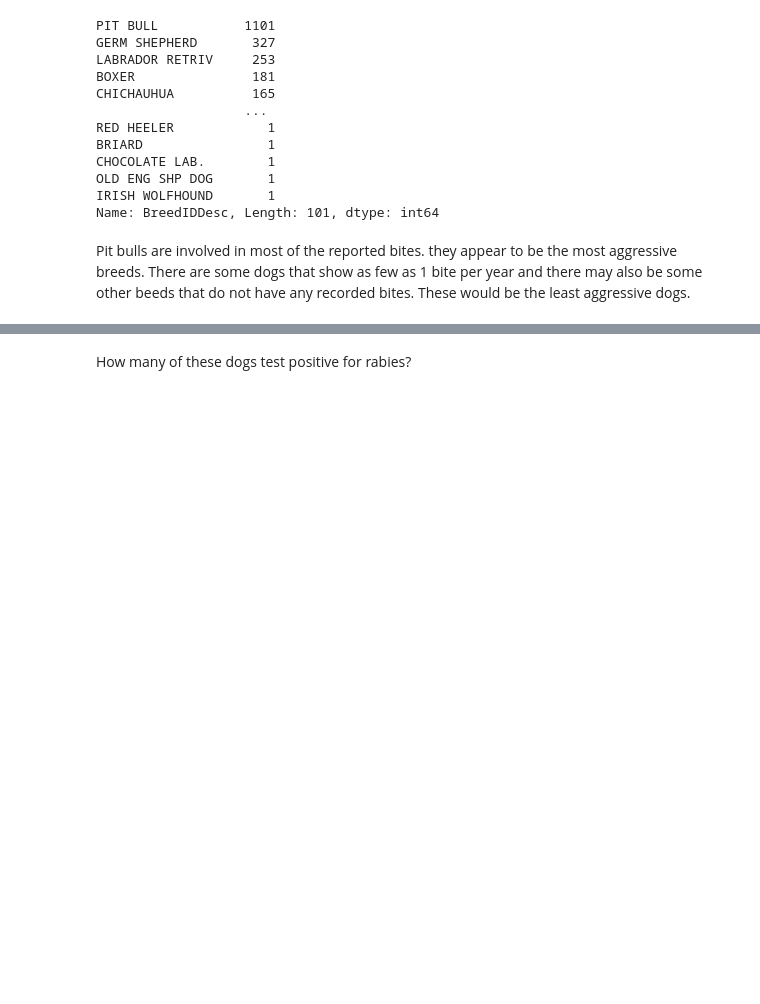
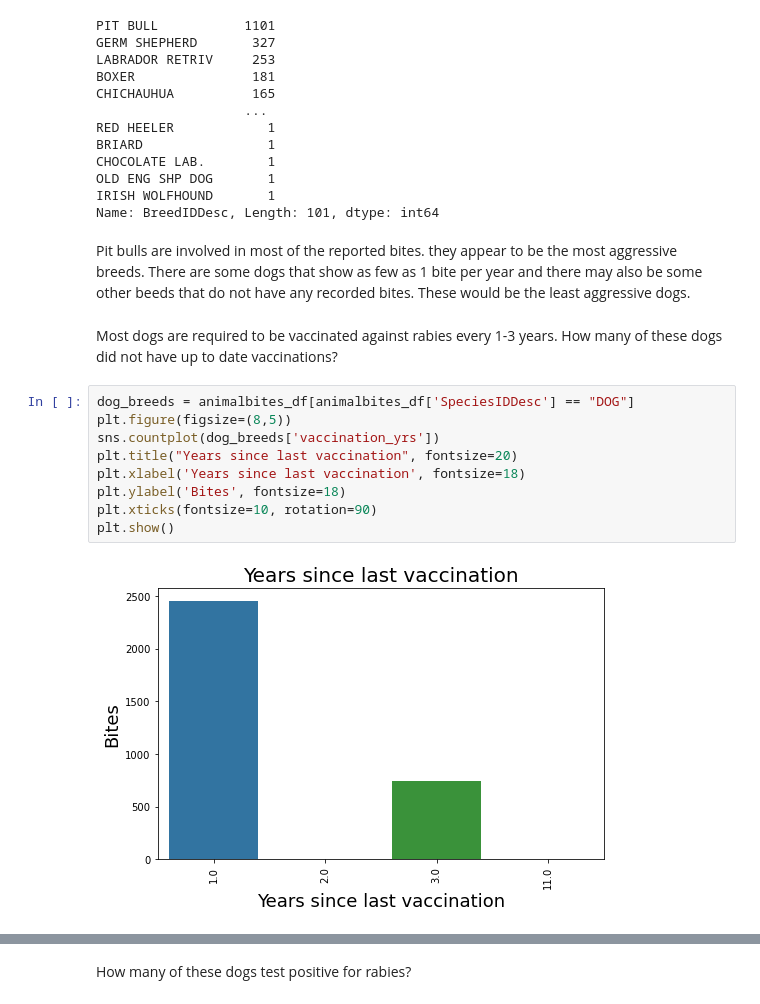
Before and after one commit to linah73/Springboard, a Jupyter notebook: Animal_bites.ipynb, the cells around one changed output, grey strips where cells are left out. Cells and saved outputs as stored; diff of their text form; blank space fills up the shorter version.

```diff
--- a/Animal_bites.ipynb
+++ b/Animal_bites.ipynb
@@ -128,3 +126,16 @@ IRISH WOLFHOUND       1
 Name: BreedIDDesc, Length: 101, dtype: int64
 # %% [markdown]
 Pit bulls are involved in most of the reported bites. they appear to be the most aggressive breeds. There are some dogs that show as few as 1 bite per year and there may also be some other beeds that do not have any recorded bites. These would be the least aggressive dogs.
+# %% [markdown]
+Most dogs are required to be vaccinated against rabies every 1-3 years. How many of these dogs did not have up to date vaccinations?
+# %%
+dog_breeds = animalbites_df[animalbites_df['SpeciesIDDesc'] == "DOG"]
+plt.figure(figsize=(8,5))
+sns.countplot(dog_breeds['vaccination_yrs'])
+plt.title("Years since last vaccination", fontsize=20)
+plt.xlabel('Years since last vaccination', fontsize=18)
+plt.ylabel('Bites', fontsize=18)
+plt.xticks(fontsize=10, rotation=90)
+plt.show()
+# %% [output]
+[figure, added]
```
Also changed, not shown: parts of 8 cells of this notebook.
